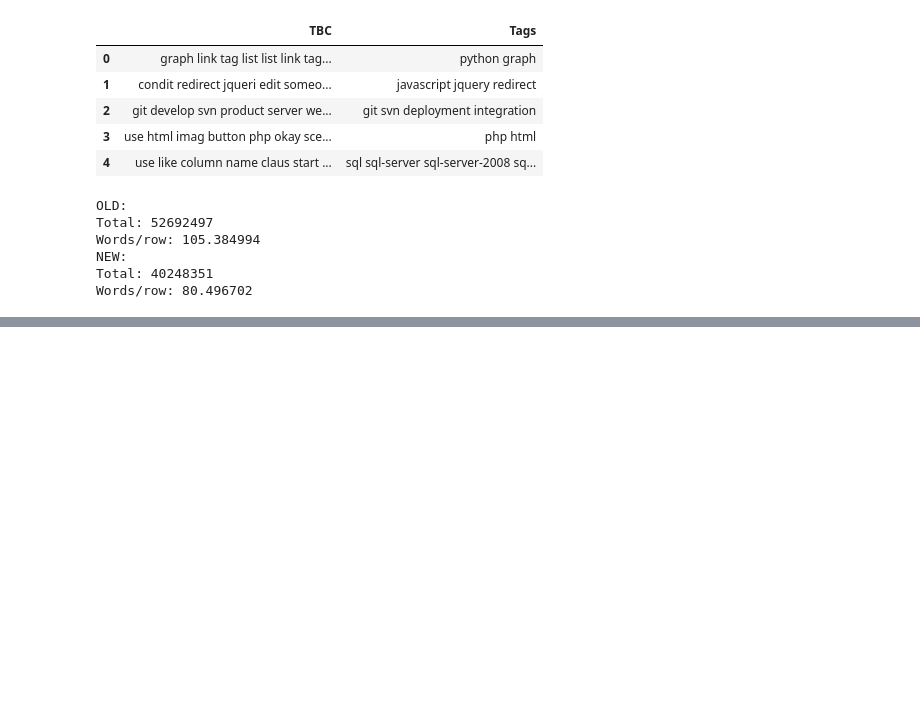
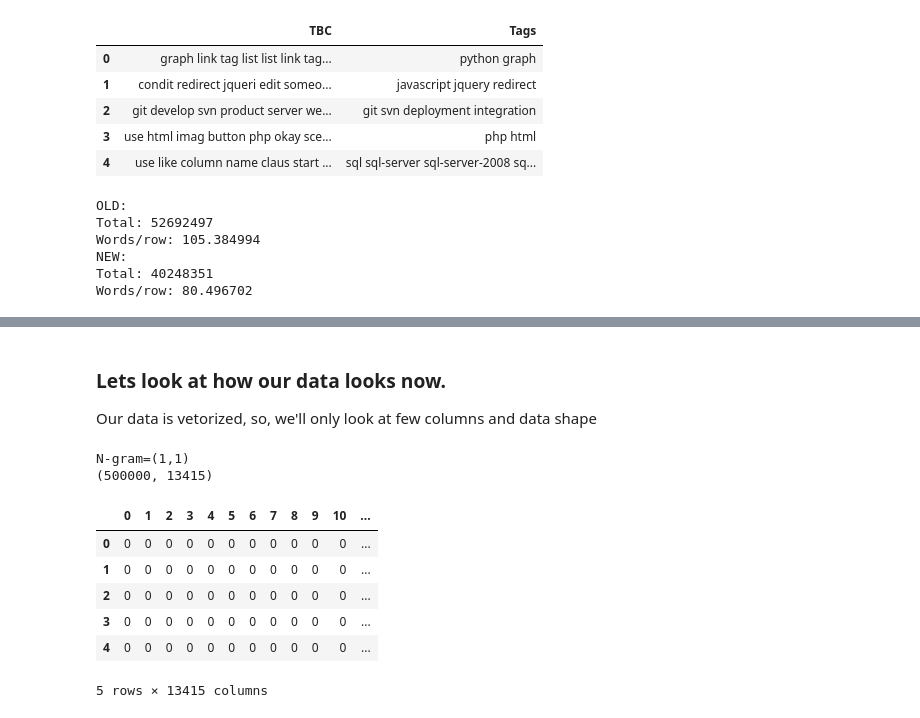
Before and after one commit to tanmayvijay/Taxonomy-Prediction_For-TCS-HumAIn_2019, a Jupyter notebook: Taxanomy-Prediction-Notebook.ipynb, the cells around one changed output, grey strips where cells are left out. Saved outputs shown, nothing was run; the diff lists cells and outputs as text; code cells hidden in the pictures; blank space fills up the shorter version.

```diff
--- a/Taxanomy-Prediction-Notebook.ipynb
+++ b/Taxanomy-Prediction-Notebook.ipynb
@@ -908,0 +647,16 @@ loaded_vec.inverse_transform(pred)
+# %%
+# loading the data into ram
+
+import pandas as pd
+
+df_tbc = pd.read_csv("data/5_TBC_tok_stop_stem.csv", usecols=["TBC"])
+# %%
+# Ngrams = (1,1)
+# using count vectorizer on TBC column
+# we drop all the words with frequency leass than 0.0001
+# also to control the no of columns, we limit max_features to 25000
+
+from sklearn.feature_extraction.text import CountVectorizer
+
+vectorizer = CountVectorizer(ngram_range=(1,1), tokenizer=lambda x: x.split(), min_df=0.00009, max_features=25000)
+X_data_1_1 = vectorizer.fit_transform(df_tbc["TBC"])
@@ -908,0 +696,18 @@ loaded_vec.inverse_transform(pred)
+# %% [markdown]
+### Lets look at how our data looks now.
+
+Our data is vetorized, so, we'll only look at few columns and data shape
+# %%
+print("N-gram=(1,1)")
+print(X_data_1_1.shape)
+pd.DataFrame(X_data_1_1[:10].toarray()).head()
+# %% [output]
+N-gram=(1,1)
+(500000, 13415)
+|  | 0 | 1 | 2 | 3 | 4 | 5 | 6 | 7 | 8 | 9 | 10 | ... |
+| 0 | 0 | 0 | 0 | 0 | 0 | 0 | 0 | 0 | 0 | 0 | 0 | ... |
+| 1 | 0 | 0 | 0 | 0 | 0 | 0 | 0 | 0 | 0 | 0 | 0 | ... |
+| 2 | 0 | 0 | 0 | 0 | 0 | 0 | 0 | 0 | 0 | 0 | 0 | ... |
+| 3 | 0 | 0 | 0 | 0 | 0 | 0 | 0 | 0 | 0 | 0 | 0 | ... |
+| 4 | 0 | 0 | 0 | 0 | 0 | 0 | 0 | 0 | 0 | 0 | 0 | ... |
+5 rows × 13415 columns
```
Also changed, not shown: parts of 62 cells of this notebook.
